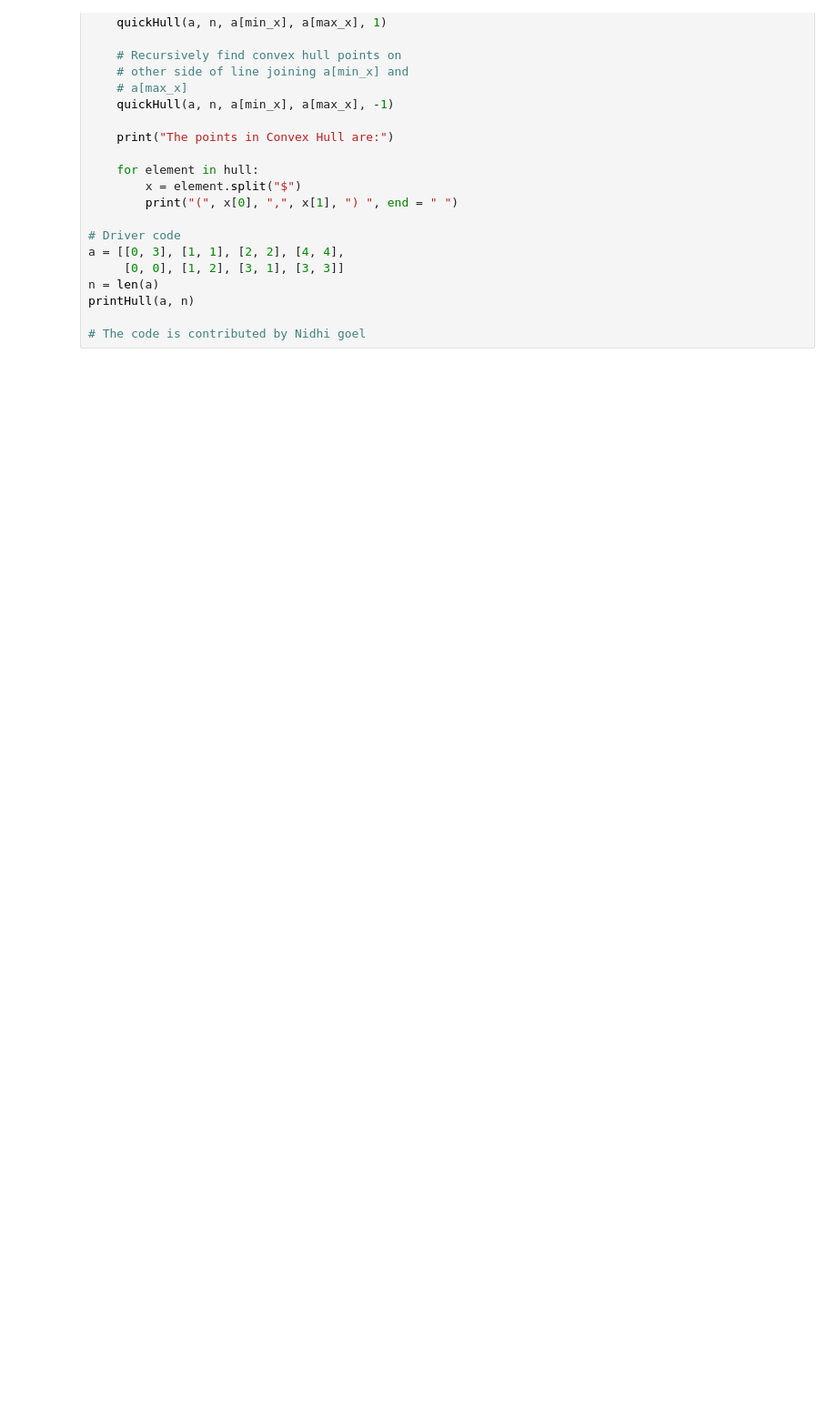
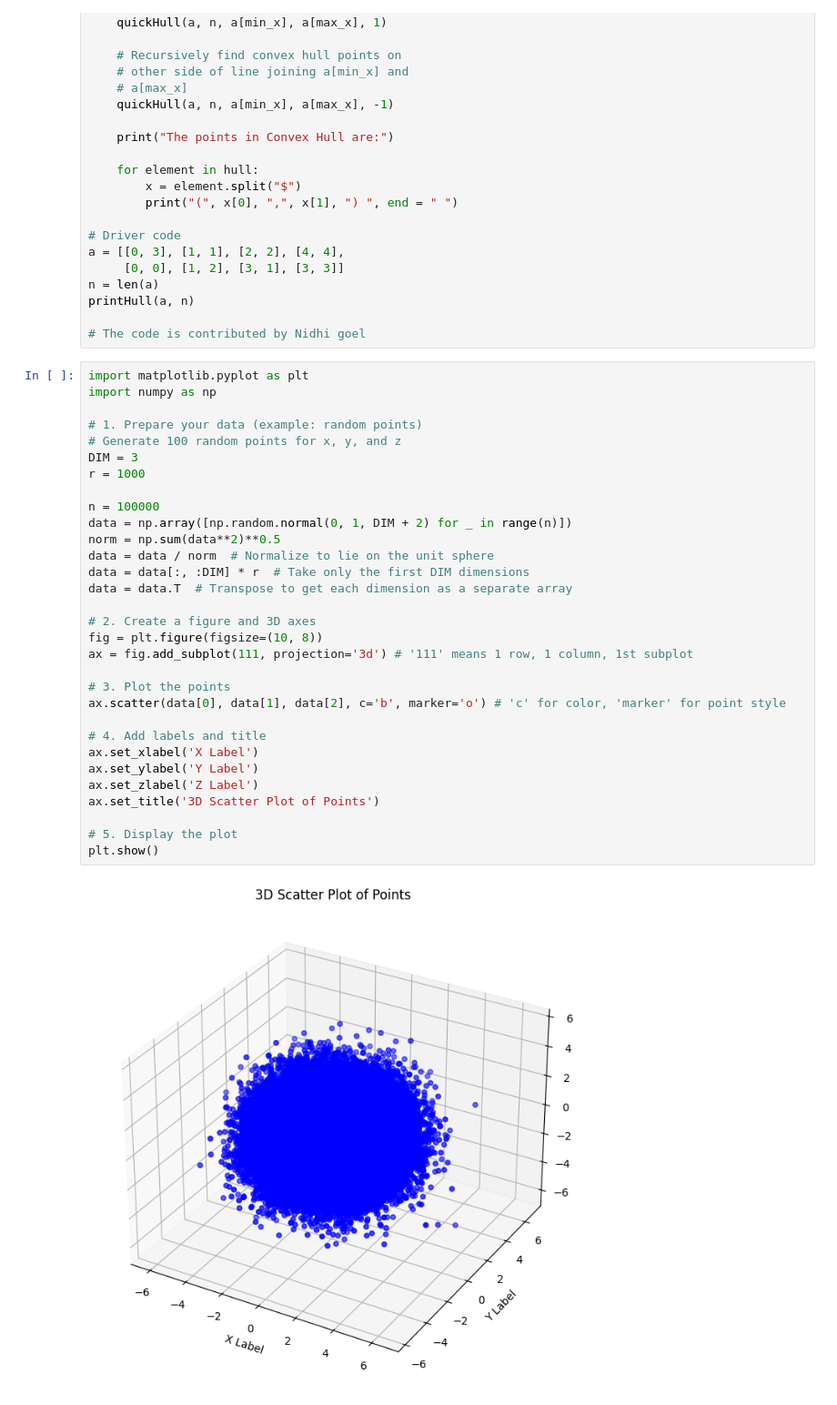
Before and after one commit to ninjaz39/wos_path_planning, a Jupyter notebook: main.ipynb, the cells around one changed output. Shown at 91% size. Saved outputs shown, nothing was run; the diff lists cells and outputs as text; blank space fills up the shorter version.

```diff
--- a/main.ipynb
+++ b/main.ipynb
@@ -223,3 +684,36 @@ n = len(a)
 printHull(a, n)
 
 # The code is contributed by Nidhi goel
+# %%
+import matplotlib.pyplot as plt
+import numpy as np
+
+# 1. Prepare your data (example: random points)
+# Generate 100 random points for x, y, and z
+DIM = 3
+r = 1000
+
+n = 100000
+data = np.array([np.random.normal(0, 1, DIM + 2) for _ in range(n)])
+norm = np.sum(data**2)**0.5
+data = data / norm  # Normalize to lie on the unit sphere
+data = data[:, :DIM] * r  # Take only the first DIM dimensions
+data = data.T  # Transpose to get each dimension as a separate array
+
+# 2. Create a figure and 3D axes
+fig = plt.figure(figsize=(10, 8))
+ax = fig.add_subplot(111, projection='3d') # '111' means 1 row, 1 column, 1st subplot
+
+# 3. Plot the points
+ax.scatter(data[0], data[1], data[2], c='b', marker='o') # 'c' for color, 'marker' for point style
+
+# 4. Add labels and title
+ax.set_xlabel('X Label')
+ax.set_ylabel('Y Label')
+ax.set_zlabel('Z Label')
+ax.set_title('3D Scatter Plot of Points')
+
+# 5. Display the plot
+plt.show()
+# %% [output]
+[figure, added]
```
Also changed, not shown: parts of 6 cells of this notebook.
